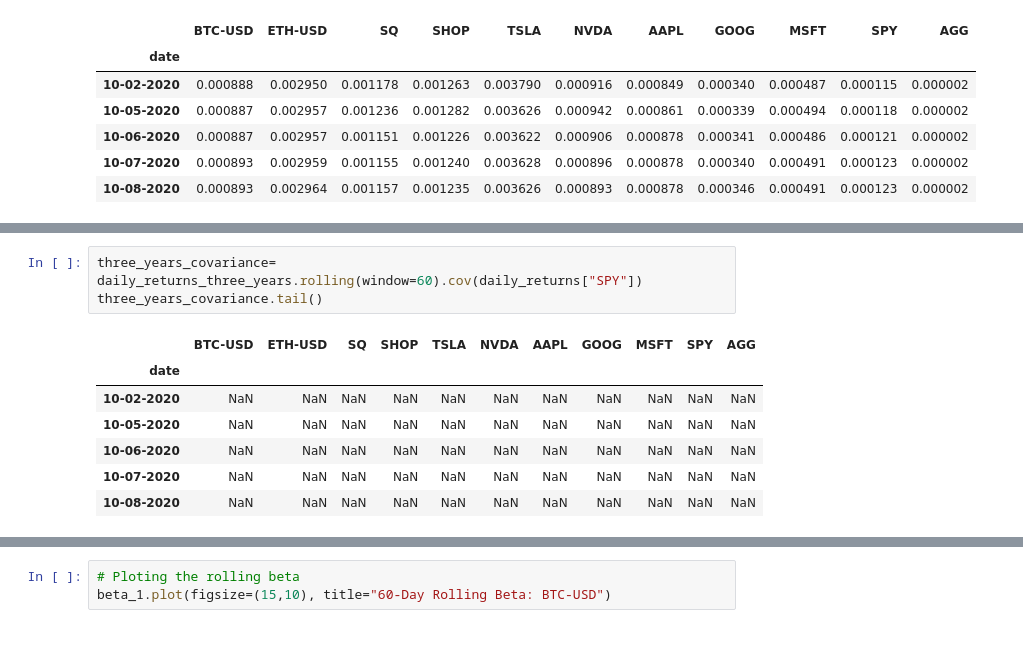
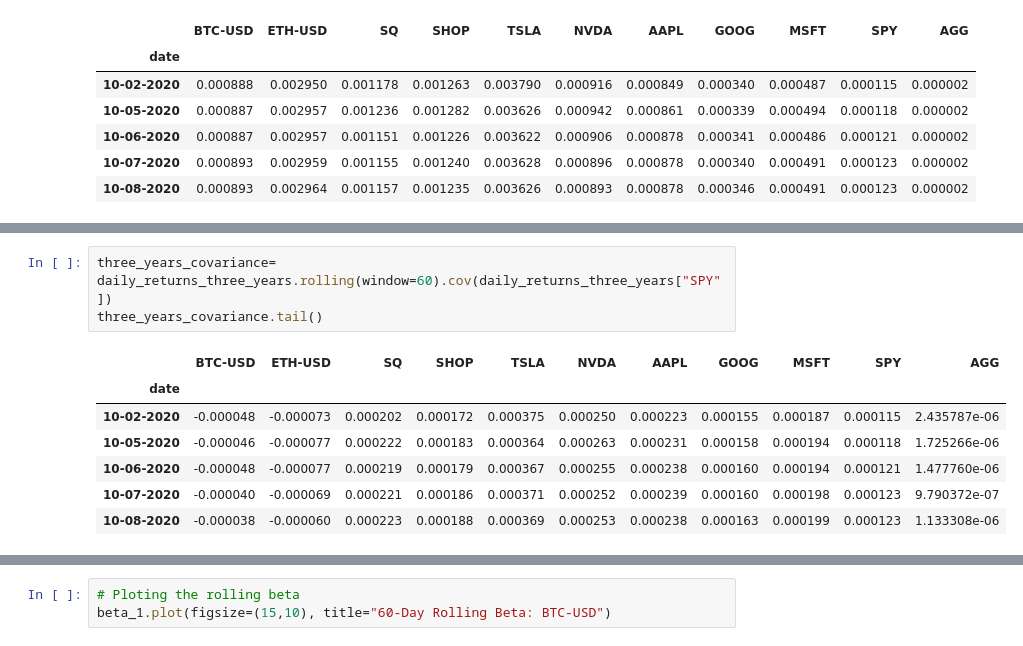
Before and after one commit to BorisDudkin/FinTech_Project_1_Investment_Advice, a Jupyter notebook: Performance/risk_return_analysis.ipynb, the cells around one changed output, grey strips where cells are left out. Saved outputs shown, nothing was run; the diff lists cells and outputs as text.

```diff
--- a/Performance/risk_return_analysis.ipynb
+++ b/Performance/risk_return_analysis.ipynb
@@ -573,14 +572,14 @@ one_year_covariance.tail()
 # %%
-three_years_covariance= daily_returns_three_years.rolling(window=60).cov(daily_returns["SPY"])
+three_years_covariance= daily_returns_three_years.rolling(window=60).cov(daily_returns_three_years["SPY"])
 three_years_covariance.tail()
 # %% [output]
 |  | BTC-USD | ETH-USD | SQ | SHOP | TSLA | NVDA | AAPL | GOOG | MSFT | SPY | AGG |
 | date |  |  |  |  |  |  |  |  |  |  |  |
-| 10-02-2020 | NaN | NaN | NaN | NaN | NaN | NaN | NaN | NaN | NaN | NaN | NaN |
-| 10-05-2020 | NaN | NaN | NaN | NaN | NaN | NaN | NaN | NaN | NaN | NaN | NaN |
-| 10-06-2020 | NaN | NaN | NaN | NaN | NaN | NaN | NaN | NaN | NaN | NaN | NaN |
-| 10-07-2020 | NaN | NaN | NaN | NaN | NaN | NaN | NaN | NaN | NaN | NaN | NaN |
-| 10-08-2020 | NaN | NaN | NaN | NaN | NaN | NaN | NaN | NaN | NaN | NaN | NaN |
+| 10-02-2020 | -0.000048 | -0.000073 | 0.000202 | 0.000172 | 0.000375 | 0.000250 | 0.000223 | 0.000155 | 0.000187 | 0.000115 | 2.435787e-06 |
+| 10-05-2020 | -0.000046 | -0.000077 | 0.000222 | 0.000183 | 0.000364 | 0.000263 | 0.000231 | 0.000158 | 0.000194 | 0.000118 | 1.725266e-06 |
+| 10-06-2020 | -0.000048 | -0.000077 | 0.000219 | 0.000179 | 0.000367 | 0.000255 | 0.000238 | 0.000160 | 0.000194 | 0.000121 | 1.477760e-06 |
+| 10-07-2020 | -0.000040 | -0.000069 | 0.000221 | 0.000186 | 0.000371 | 0.000252 | 0.000239 | 0.000160 | 0.000198 | 0.000123 | 9.790372e-07 |
+| 10-08-2020 | -0.000038 | -0.000060 | 0.000223 | 0.000188 | 0.000369 | 0.000253 | 0.000238 | 0.000163 | 0.000199 | 0.000123 | 1.133308e-06 |
 # %%
 #Beta based on the 60-day rolling covariance compared to the market (S&P 500)
 sp_variance = daily_returns['SPY'].var()
```
Also changed, not shown: parts of 19 cells of this notebook, 1 other file.
